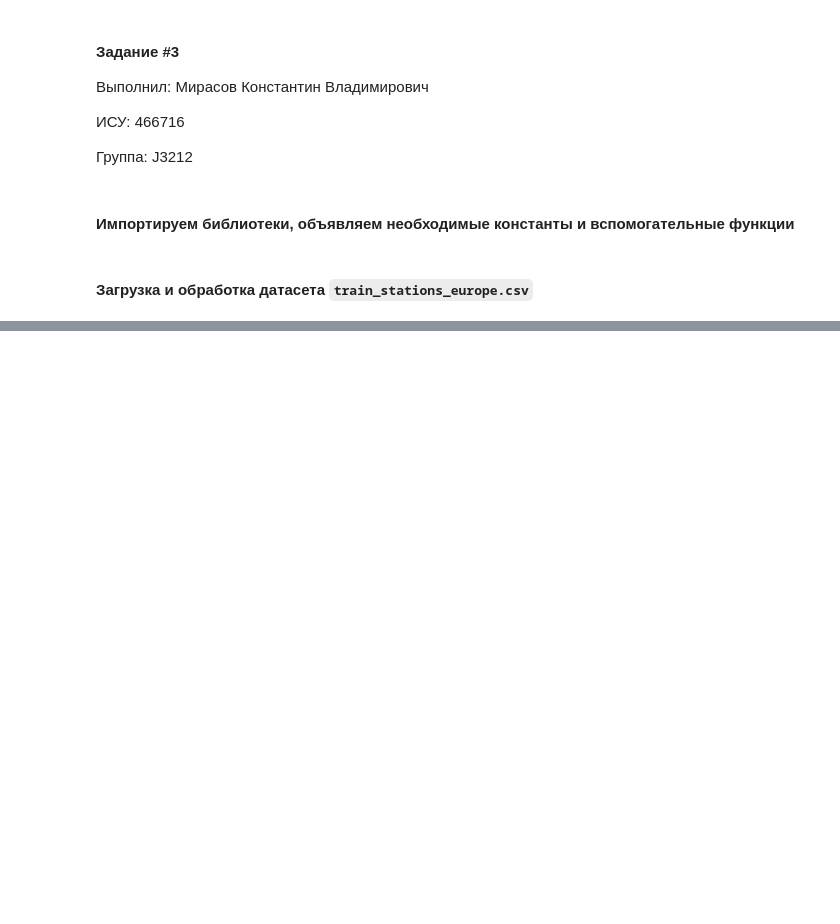
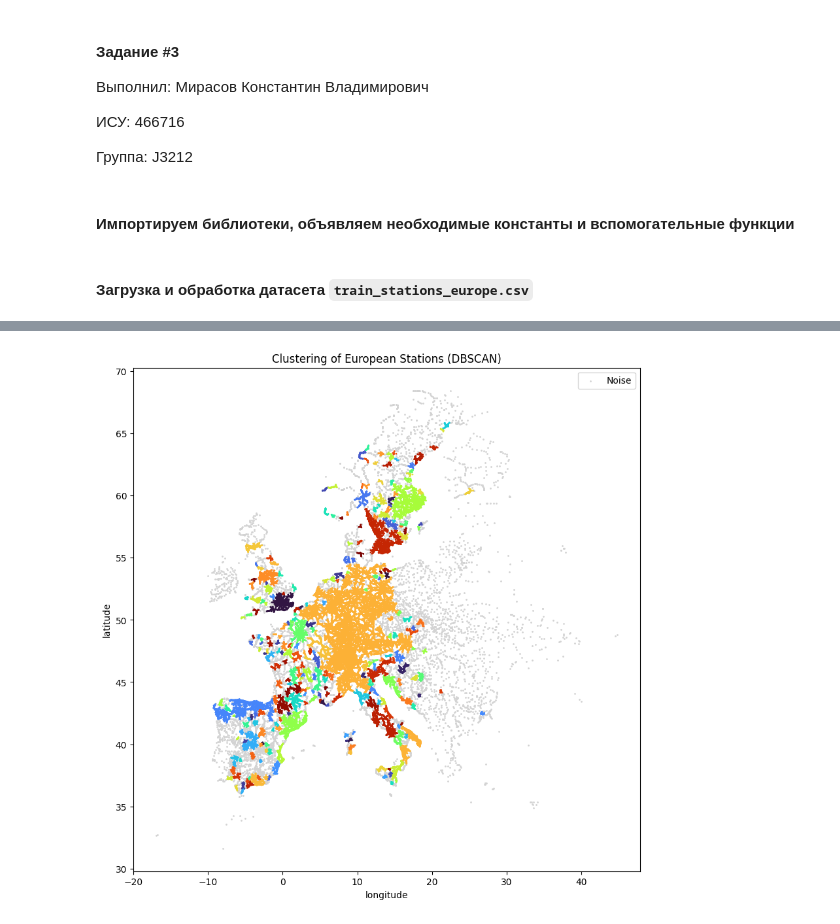
Before and after one commit to mezgou/itmo-classic-ml-course, a Jupyter notebook: src/clusterization.ipynb, the cells around one changed output, grey strips where cells are left out. Cells and saved outputs as stored; diff of their text form; code cells hidden in the pictures; blank space fills up the shorter version.

```diff
--- a/src/clusterization.ipynb
+++ b/src/clusterization.ipynb
@@ -15,5 +20,6 @@ from pathlib import Path
 # %%
 PATH_TO_DATASET: Path = Path("../data/train_stations_europe.csv")
+RADIUS_OF_EARTH: int = 6371
 # %% [markdown]
 #### Загрузка и обработка датасета `train_stations_europe.csv`
 # %%
@@ -29,0 +76,24 @@ train_stations_europe_dataframe.head()
+# %%
+new_cmap = plt.get_cmap("turbo", n_clusters)
+colors = new_cmap(np.linspace(0, 1, n_clusters))
+np.random.shuffle(colors)
+random_cmap = mcolors.ListedColormap(colors)
+# %%
+longitude = X[:, 1]
+latitude = X[:, 0]
+
+noise_mask = (labels == -1)
+cluster_mask = (labels != -1)
+
+plt.figure(figsize=(10, 10))
+
+plt.scatter(longitude[noise_mask], latitude[noise_mask], c="lightgray", s=1, label="Noise")
+plt.scatter(longitude[cluster_mask], latitude[cluster_mask], c=labels[cluster_mask], cmap=random_cmap, s=1)
+
+plt.title("Clustering of European Stations (DBSCAN)")
+plt.xlabel("longitude")
+plt.ylabel("latitude")
+plt.legend()
+plt.show()
+# %% [output]
+[figure, added]
```
Also changed, not shown: parts of 7 cells of this notebook.
